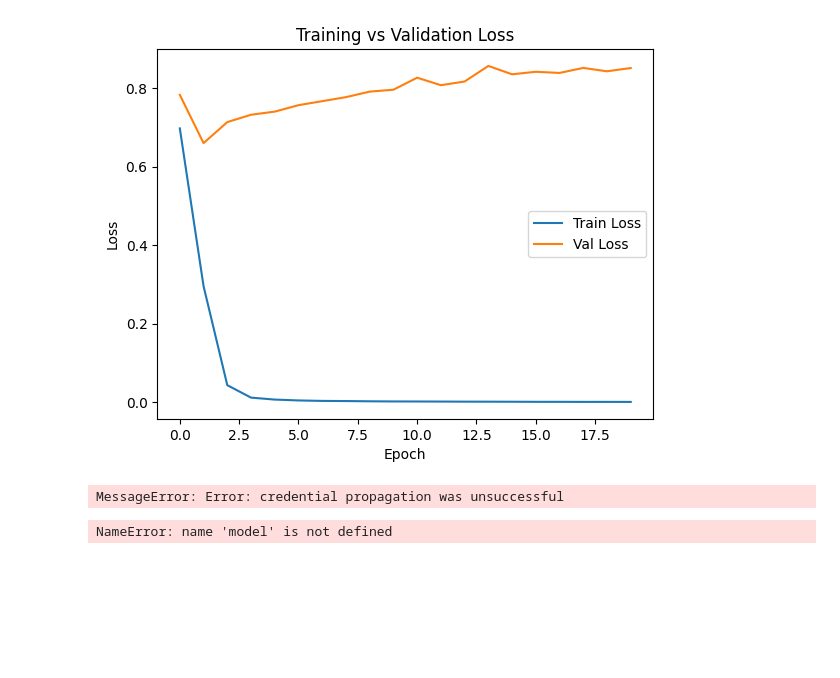
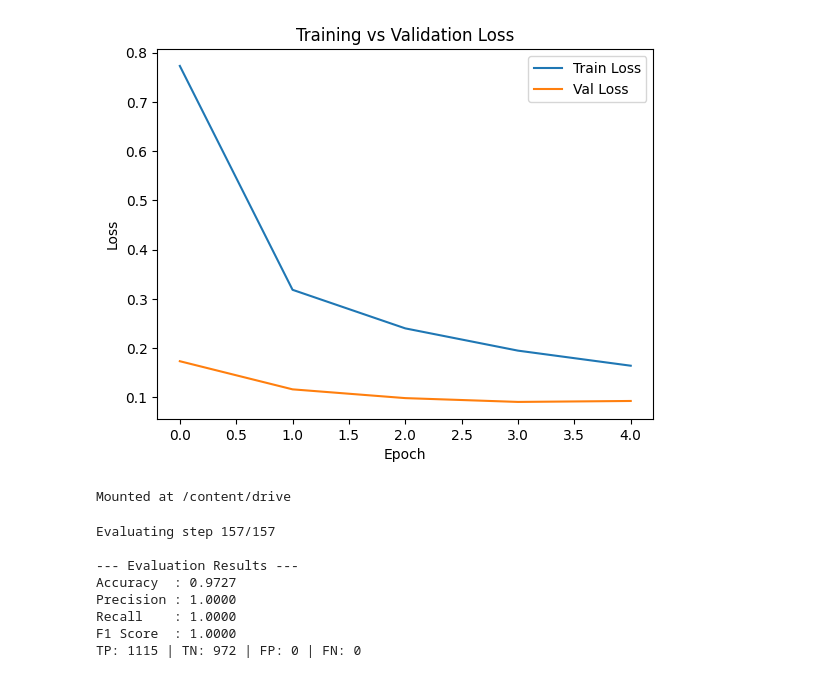
Before and after one commit to Megeeee/Machine-Learning, a Jupyter notebook: NeuroSSM.ipynb, the cells around one changed output. Saved outputs shown, nothing was run; the diff lists cells and outputs as text; code cells hidden in the pictures; blank space fills up the shorter version.

Commit message:
NeuroSSM evaluated on the MNIST dataset.

```diff
--- a/NeuroSSM.ipynb
+++ b/NeuroSSM.ipynb
@@ -187,7 +187,7 @@ class NeuroSSM_Block (nn.Module):
     return z
 # %%
 class NeuroSSM(nn.Module):
-  def __init__(self,L,N,d_conv,expand,d_state,scales=[1,2,3]):
+  def __init__(self,L,N,d_conv,expand,d_state,scales=[1,2,3],classnum=1):
     super(NeuroSSM, self).__init__()
 
     self.Modules = nn.ModuleList([
@@ -201,7 +201,7 @@ class NeuroSSM(nn.Module):
     ])
 
     self.pool = nn.AdaptiveAvgPool1d(1)
-    self.fc = nn.Linear(N,1)
+    self.fc = nn.Linear(N,classnum)
     self.dropout = nn.Dropout(p=0.5)
 
   def forward(self,x):
@@ -356,0 +285,23 @@ https://s3.amazonaws.com/fcp-indi/data/Projects/ABIDE_Initiative/Outputs/cpac/no
+# %%
+from torchvision import datasets, transforms
+from torch.utils.data import DataLoader
+
+transform = transforms.Compose([
+    transforms.ToTensor(),
+    transforms.Normalize((0.1307,), (0.3081,))
+])
+
+print("Downloading and preparing MNIST...")
+train_dataset = datasets.MNIST(root='./data', train=True, download=True, transform=transform)
+test_dataset = datasets.MNIST(root='./data', train=False, download=True, transform=transform)
+
+# Split train into train/val
+train_size = int(0.8 * len(train_dataset))
+val_size = len(train_dataset) - train_size
+train_dataset, val_dataset = torch.utils.data.random_split(train_dataset, [train_size, val_size])
+
+train_dataloader = DataLoader(train_dataset, batch_size=64, shuffle=True)
+val_dataloader   = DataLoader(val_dataset,   batch_size=64, shuffle=False)
+test_dataloader  = DataLoader(test_dataset,  batch_size=64, shuffle=False)
+
+print(f"Train batches: {len(train_dataloader)} | Val batches: {len(val_dataloader)} | Test batches: {len(test_dataloader)}")
@@ -357,7 +311,7 @@ https://s3.amazonaws.com/fcp-indi/data/Projects/ABIDE_Initiative/Outputs/cpac/no
 # %%
-model = NeuroSSM(L=1,N=200,d_conv =1 ,expand =3 ,d_state = 2,scales=[1,2,3]).to("cuda")
+model = NeuroSSM(L=1,N=28,d_conv =1 ,expand =3 ,d_state = 2,scales=[1,2,4],classnum = 10).to("cuda")
 optimizer = optim.Adam(model.parameters(), lr=0.001,weight_decay=0.0001)
-criterion = nn.BCEWithLogitsLoss()
+criterion = nn.CrossEntropyLoss()
 # %%
 def train(model, dataloader, val_dataloader, criterion, optimizer, epochs=10):
     loss_history = []
@@ -368,8 +322,11 @@ def train(model, dataloader, val_dataloader, criterion, optimizer, epochs=10):
         epoch_losses = []
 
         for i, (batch_x, batch_y) in enumerate(dataloader):
-            predictions = model(batch_x.to("cuda"))
-            loss = criterion(predictions.squeeze(), batch_y.to("cuda").float())
+            batch_x = batch_x.squeeze(1).to("cuda")
+            batch_y = batch_y.to("cuda")
+
+            predictions = model(batch_x)
+            loss = criterion(predictions, batch_y)
 
             optimizer.zero_grad()
             loss.backward()
@@ -388,8 +345,8 @@ def train(model, dataloader, val_dataloader, criterion, optimizer, epochs=10):
 
         with torch.no_grad():
             for batch_x, batch_y in val_dataloader:
-                predictions = model(batch_x.to("cuda"))
-                loss = criterion(predictions.squeeze(), batch_y.to("cuda").float())
+                predictions = model(batch_x.squeeze(1).to("cuda"))
+                loss = criterion(predictions, batch_y.to("cuda"))
                 val_losses.append(loss.item())
 
         val_avg = sum(val_losses) / len(val_losses)
@@ -403,7 +360,7 @@ def train(model, dataloader, val_dataloader, criterion, optimizer, epochs=10):
     model.load_state_dict(torch.load('best_model.pth', map_location=torch.device('cuda')))
     return loss_history, eval_loss_history
 # %%
-loss_history, eval_loss_history = train(model, train_dataloader, val_dataloader, criterion, optimizer, epochs=20)
+loss_history, eval_loss_history = train(model, train_dataloader, val_dataloader, criterion, optimizer, epochs=5)
 plt.plot(loss_history,      label="Train Loss")
 plt.plot(eval_loss_history, label="Val Loss")
 plt.xlabel("Epoch")
@@ -432,4 +382,4 @@ Epoch 20/20 complete | Train Loss: 0.0006 | Val Loss: 0.8514
-[figure, old version]
+[figure, new version]
 # %%
 from google.colab import drive
 drive.mount('/content/drive')
@@ -439,7 +389,7 @@ torch.save(model.state_dict(), "/content/drive/MyDrive/neurossm.pth")
 
 # model.load_state_dict(torch.load("/content/drive/MyDrive/neurossm.pth"))
 # %% [output]
-MessageError: Error: credential propagation was unsuccessful
+Mounted at /content/drive
 # %%
 def evaluate(model, dataloader):
     model.eval()
@@ -448,8 +398,9 @@ def evaluate(model, dataloader):
 
     with torch.no_grad():
         for i, (batch_x, batch_y) in enumerate(dataloader):
-            logits = model(batch_x.to("cuda"))
-            preds = (torch.sigmoid(logits.squeeze()) > 0.5).long()
+
+            logits = model(batch_x.squeeze(1).to("cuda"))
+            preds = torch.argmax(logits, dim=1)
 
             all_preds.extend(preds.cpu().numpy())
             all_labels.extend(batch_y.numpy())
@@ -482,4 +433,11 @@ model.eval()
 
 results = evaluate(model, test_dataloader)
 # %% [output]
-NameError: name 'model' is not defined
+Evaluating step 157/157
+
+--- Evaluation Results ---
+Accuracy  : 0.9727
+Precision : 1.0000
+Recall    : 1.0000
+F1 Score  : 1.0000
+TP: 1115 | TN: 972 | FP: 0 | FN: 0
```
Also changed, not shown: parts of 6 cells of this notebook.
